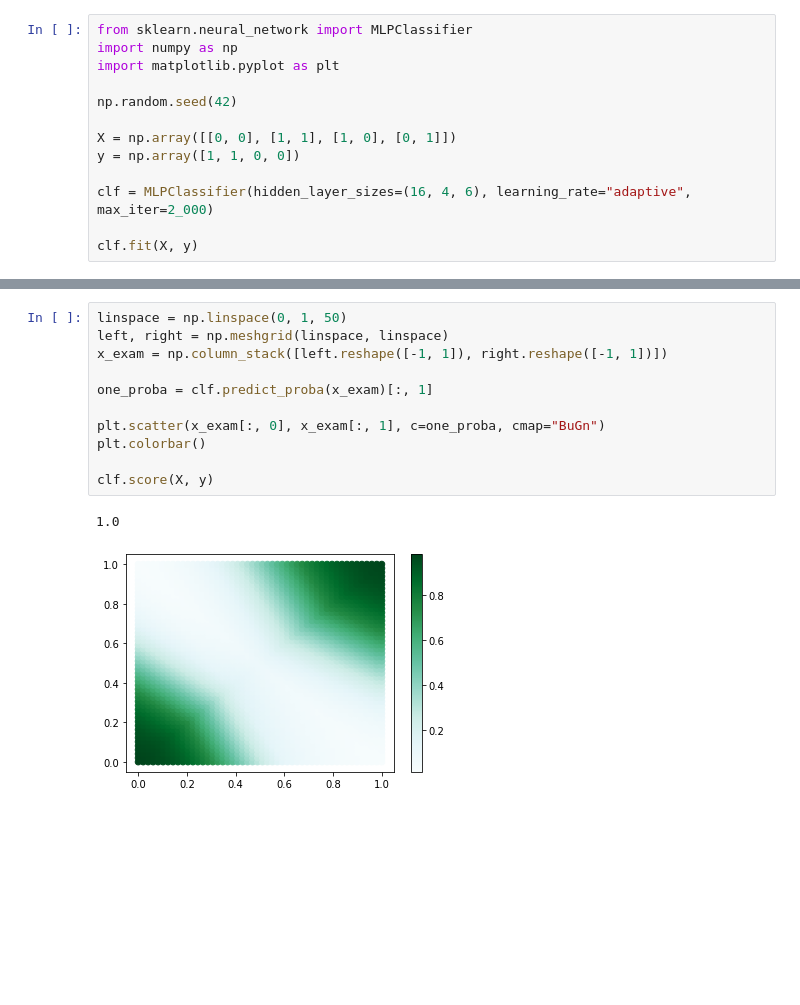
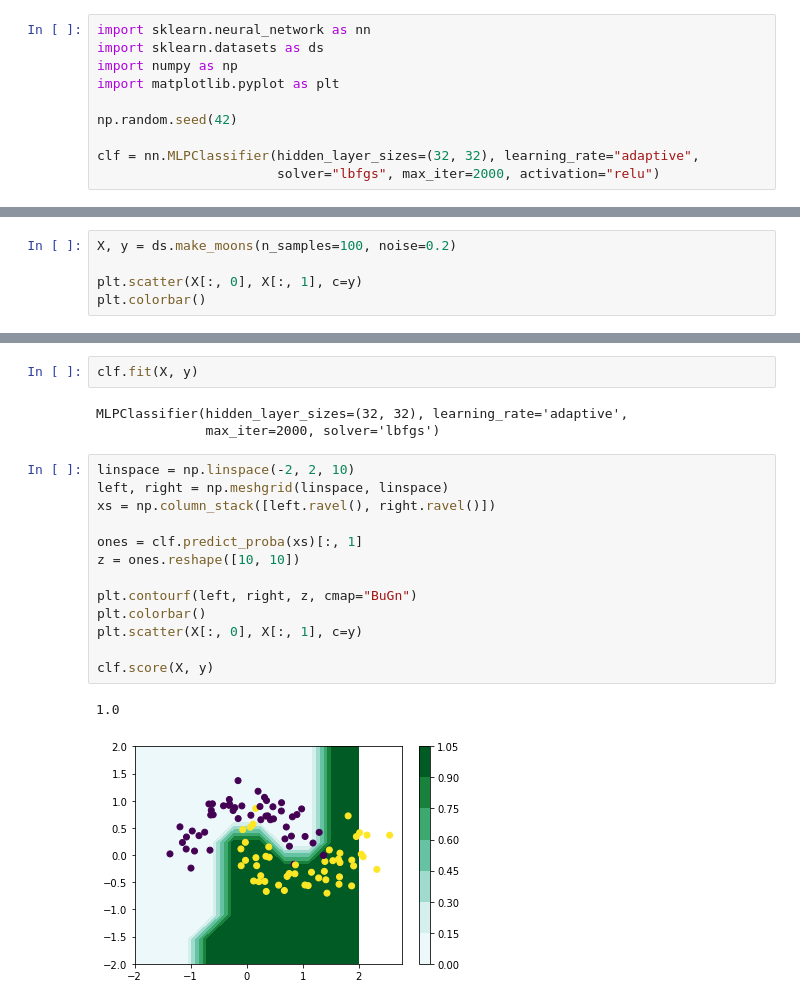
Before and after one commit to rkhaimov/ml-learn, a Jupyter notebook: nn.ipynb, the cells around one changed output, grey strips where cells are left out. Drawn from its saved outputs; the diff is of its cells as text; blank space fills up the shorter version.

Commit message:
NN moons

```diff
--- a/nn.ipynb
+++ b/nn.ipynb
@@ -1,13 +1,10 @@
 # %%
-from sklearn.neural_network import MLPClassifier
+import sklearn.neural_network as nn
+import sklearn.datasets as ds
 import numpy as np
 import matplotlib.pyplot as plt
 
 np.random.seed(42)
 
-X = np.array([[0, 0], [1, 1], [1, 0], [0, 1]])
-y = np.array([1, 1, 0, 0])
-
-clf = MLPClassifier(hidden_layer_sizes=(16, 4, 6), learning_rate="adaptive", max_iter=2_000)
-
-clf.fit(X, y)
+clf = nn.MLPClassifier(hidden_layer_sizes=(32, 32), learning_rate="adaptive",
+                       solver="lbfgs", max_iter=2000, activation="relu")
@@ -16,0 +11,5 @@ MLPClassifier(hidden_layer_sizes=(16, 4, 6), learning_rate='adaptive',
+# %%
+X, y = ds.make_moons(n_samples=100, noise=0.2)
+
+plt.scatter(X[:, 0], X[:, 1], c=y)
+plt.colorbar()
@@ -17,14 +19,21 @@ MLPClassifier(hidden_layer_sizes=(16, 4, 6), learning_rate='adaptive',
+# %%
+clf.fit(X, y)
+# %% [output]
+MLPClassifier(hidden_layer_sizes=(32, 32), learning_rate='adaptive',
+              max_iter=2000, solver='lbfgs')
 # %%
-linspace = np.linspace(0, 1, 50)
+linspace = np.linspace(-2, 2, 10)
 left, right = np.meshgrid(linspace, linspace)
-x_exam = np.column_stack([left.reshape([-1, 1]), right.reshape([-1, 1])])
+xs = np.column_stack([left.ravel(), right.ravel()])
 
-one_proba = clf.predict_proba(x_exam)[:, 1]
+ones = clf.predict_proba(xs)[:, 1]
+z = ones.reshape([10, 10])
 
-plt.scatter(x_exam[:, 0], x_exam[:, 1], c=one_proba, cmap="BuGn")
+plt.contourf(left, right, z, cmap="BuGn")
 plt.colorbar()
+plt.scatter(X[:, 0], X[:, 1], c=y)
 
 clf.score(X, y)
 # %% [output]
 1.0
-[figure, old version]
+[figure, new version]
```
Also changed, not shown: parts of 2 cells of this notebook.
